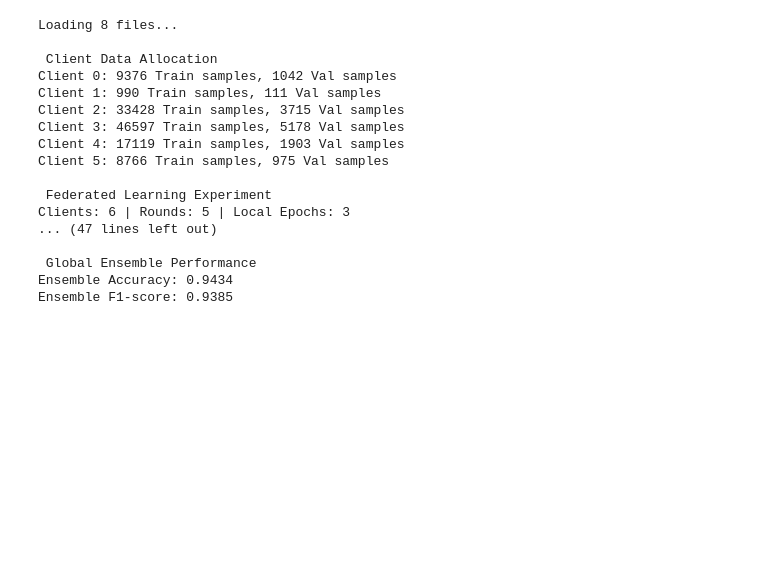
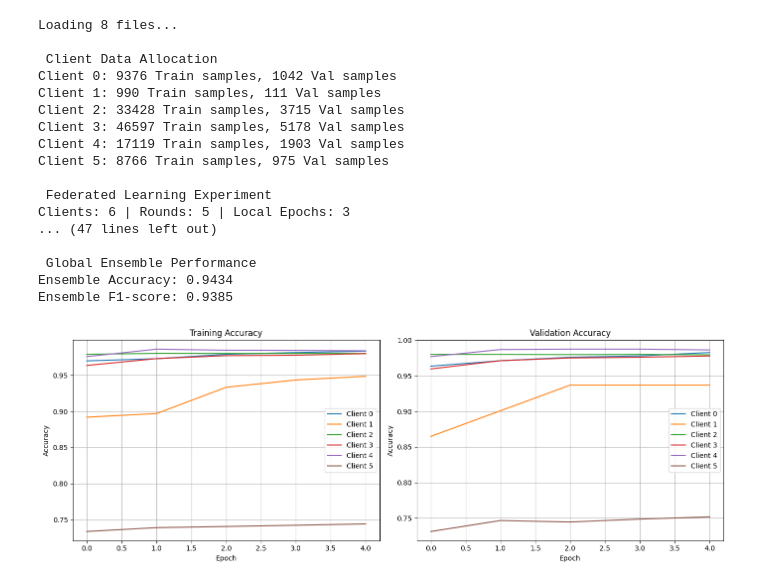
Before and after one commit to SreenithiSV/PrivacyPreservingFederatedLearning_IDS, a Jupyter notebook: PhaseTwo_HE_DP/FL_HETERO_HE.ipynb, the cells around one changed output. Cells and saved outputs as stored; diff of their text form; code cells hidden in the pictures; blank space fills up the shorter version.

Commit message:
only HE-plot

```diff
--- a/PhaseTwo_HE_DP/FL_HETERO_HE.ipynb
+++ b/PhaseTwo_HE_DP/FL_HETERO_HE.ipynb
@@ -340,3 +340,31 @@ Clients: 6 | Rounds: 5 | Local Epochs: 3
  Global Ensemble Performance
 Ensemble Accuracy: 0.9434
 Ensemble F1-score: 0.9385
+# %%
+
+plt.figure(figsize=(14, 5))
+
+# Train Accuracy
+plt.subplot(1, 2, 1)
+for i in range(NUM_CLIENTS):
+    plt.plot(history_train[i], label=f'Client {i}')
+plt.title('Training Accuracy')
+plt.xlabel('Epoch')
+plt.ylabel('Accuracy')
+plt.legend()
+plt.grid(True)
+
+# Validation Accuracy
+plt.subplot(1, 2, 2)
+for i in range(NUM_CLIENTS):
+    plt.plot(history_val[i], label=f'Client {i}')
+plt.title('Validation Accuracy')
+plt.xlabel('Epoch')
+plt.ylabel('Accuracy')
+plt.legend()
+plt.grid(True)
+
+plt.tight_layout()
+plt.show()
+# %% [output]
+[figure, added]
```
Also changed, not shown: parts of 1 cell of this notebook.
